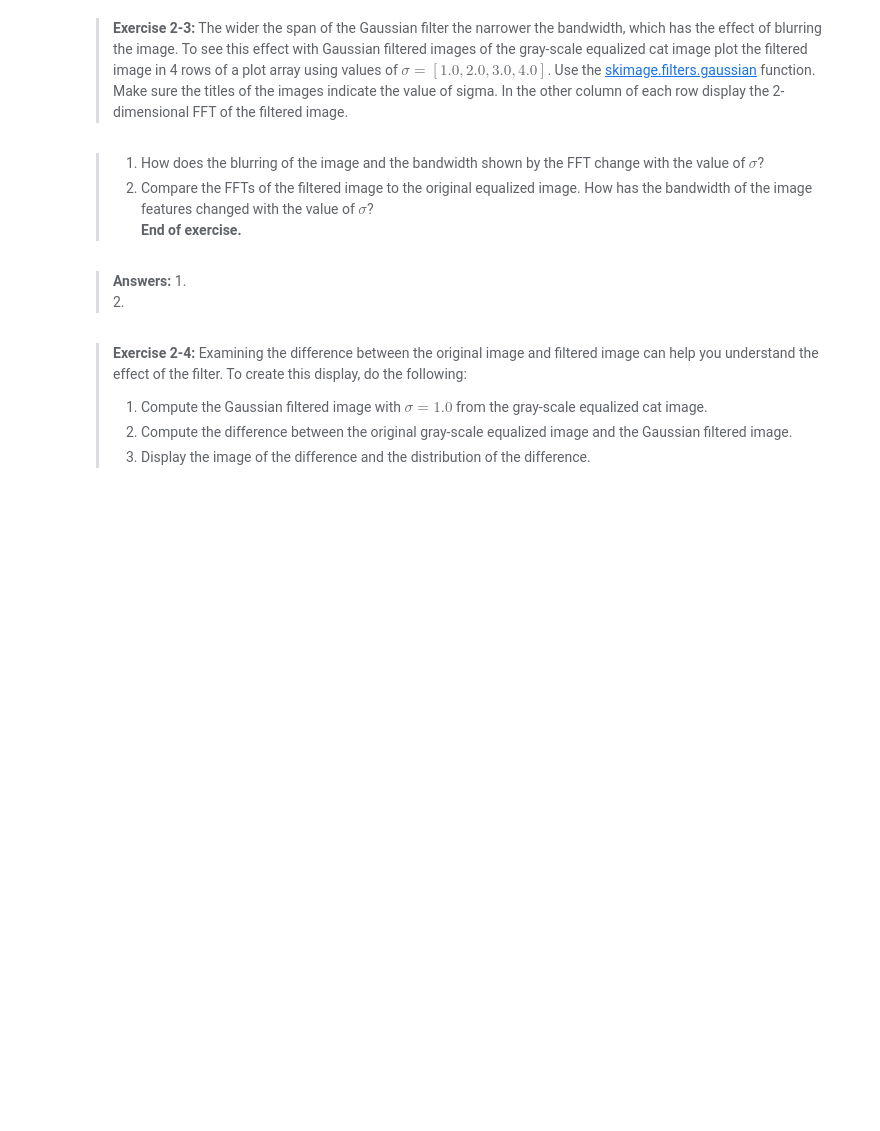
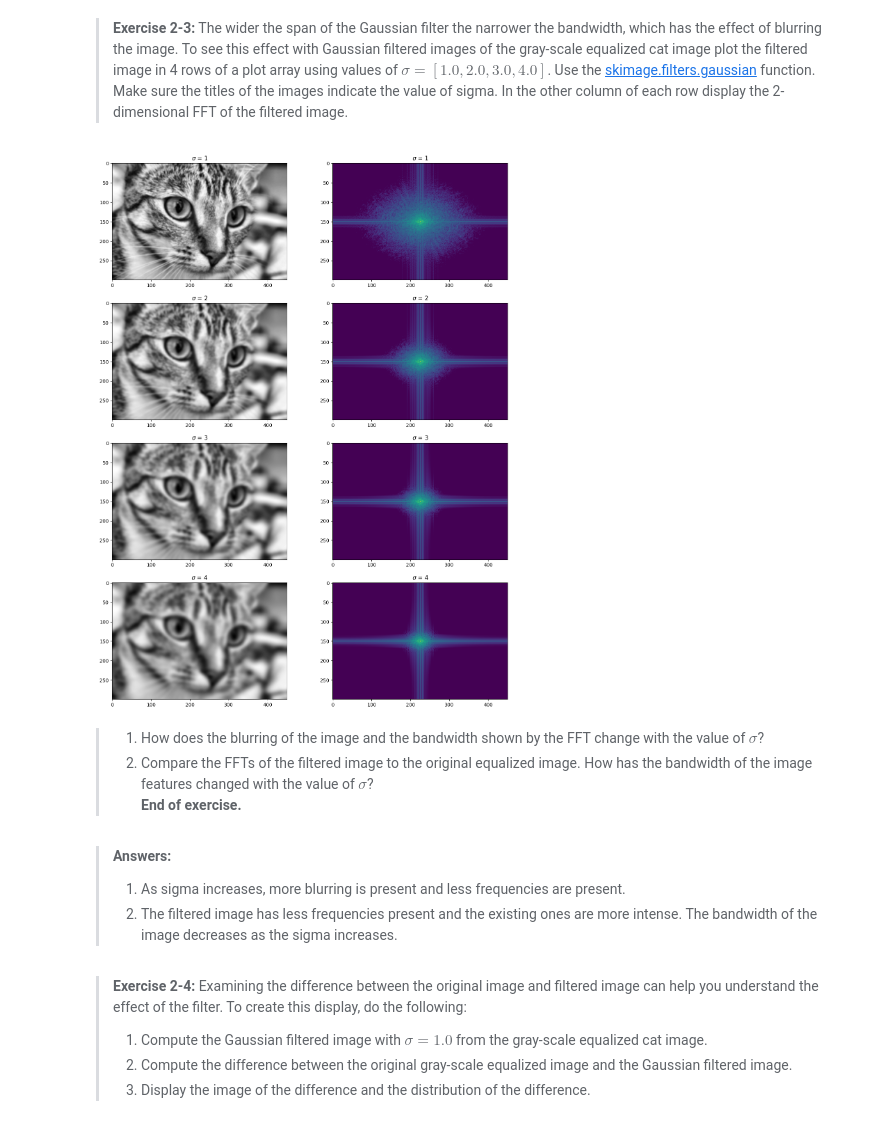
Before and after one commit to StephenElston/CSCI-E25, a Jupyter notebook: Labs/2_FilteringImages.ipynb, the cells around one changed output. Drawn from its saved outputs; the diff is of its cells as text; code cells hidden in the pictures; blank space fills up the shorter version.

```diff
--- a/Labs/2_FilteringImages.ipynb
+++ b/Labs/2_FilteringImages.ipynb
@@ -357,16 +357,25 @@ $$
 # %%
 fig, ax = plt.subplots(4,2, figsize=(15, 20))
 ax = ax.flatten()
 
 ## Put your code below
+for i, s in enumerate([1,2,3,4]):
+  gaussian_cat = skimage.filters.gaussian(cat_grayscale_equalized, sigma = s)
+  ax[2*i].imshow(gaussian_cat, cmap=plt.get_cmap('gray'))
+  ax[2*i].set_title(f"$\sigma$ = {s}")
+
+  ax[(2*i)+1].imshow(image_power(gaussian_cat), norm=LogNorm(vmin=5))
+  ax[(2*i)+1].set_title(f"$\sigma$ = {s}")
+# %% [output]
+[figure, added]
 # %% [markdown]
 > 1. How does the blurring of the image and the bandwidth shown by the FFT change with the value of $\sigma$?
 > 2. Compare the FFTs of the filtered image to the original equalized image. How has the bandwidth of the image features changed with the value of $\sigma$?
 > **End of exercise.**
 # %% [markdown]
 > **Answers:**
-> 1.
-> 2.
+> 1.  As sigma increases, more blurring is present and less frequencies are present.
+> 2.  The filtered image has less frequencies present and the existing ones are more intense. The bandwidth of the image decreases as the sigma increases.
 # %% [markdown]
 > **Exercise 2-4:** Examining the difference between the original image and filtered image can help you understand the effect of the filter. To create this display, do the following:
 > 1. Compute the Gaussian filtered image with $\sigma = 1.0$ from the gray-scale equalized cat image.
```
Also changed, not shown: parts of 1 cell of this notebook.
